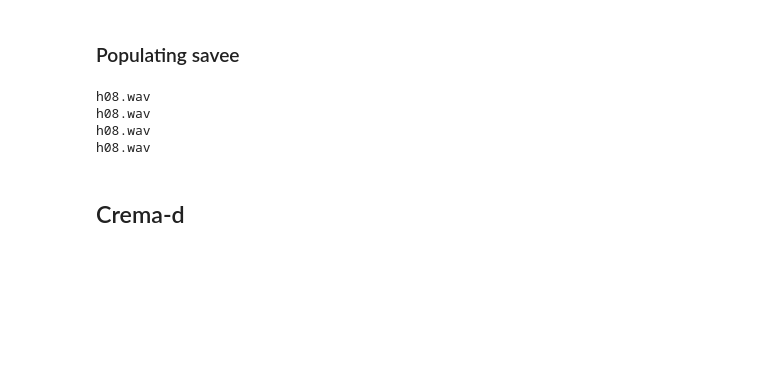
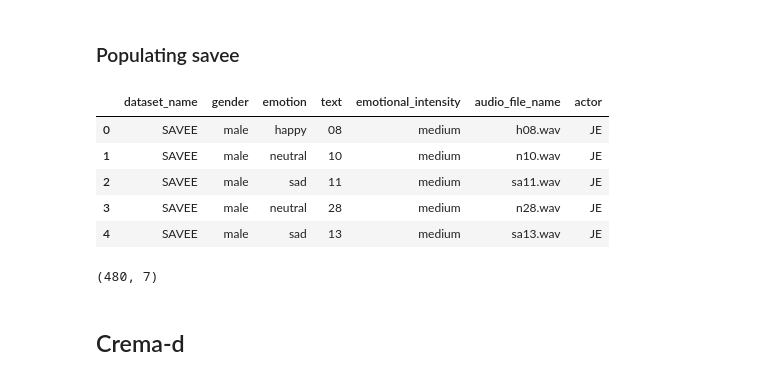
Before and after one commit to AmarCodes-22/audino, a Jupyter notebook: organize_datasets.ipynb, the cells around one changed output. Saved outputs shown, nothing was run; the diff lists cells and outputs as text; code cells hidden in the pictures; blank space fills up the shorter version.

```diff
--- a/organize_datasets.ipynb
+++ b/organize_datasets.ipynb
@@ -228,18 +221,47 @@ There are 0 directories and 120 files in /home/amar/projects/audino/datasets/SAV
 There are 0 directories and 120 files in /home/amar/projects/audino/datasets/SAVEE/DC
 # %% [markdown]
 ### Populating savee
+# %%
+savee_emotion_map = {
+    'a': 'angry',
+    'h': 'happy',
+    'd': 'disgust',
+    'f': 'fear',
+    'n': 'neutral',
+    'sa': 'sad',
+    'su': 'surprised'
+}
+savee_text_map = {
+    '01': 'She had your dog sit in greasy wash water all year'
+}
 # %%
 savee_rows = list()
 for dirpath, dirnames, filenames in os.walk(savee_dir):
     if len(filenames) > 0:
         for filename in filenames:
             if 'Info' in filename:
                 continue
             else:
-                print(filename)
-                break
+                savee_row = dict()
+                savee_row['dataset_name'] = 'SAVEE'
+                savee_row['gender'] = 'male'
+                if filename[0] == 's':
+                    savee_row['emotion'] = savee_emotion_map[filename[:2]]
+                    savee_row['text'] = filename[2:4]
+                else:
+                    savee_row['emotion'] = savee_emotion_map[filename[:1]]
+                    savee_row['text'] = filename[1:3]
+                savee_row['emotional_intensity'] = 'medium'
+                savee_row['audio_file_name'] = filename
+                savee_row['actor'] = dirpath.split('/')[-1]
+                savee_rows.append(savee_row)
+
+savee_df = pd.DataFrame(savee_rows)
+savee_df.head()
 # %% [output]
-h08.wav
-h08.wav
-h08.wav
-h08.wav
+|  | dataset_name | gender | emotion | text | emotional_intensity | audio_file_name | actor |
+| 0 | SAVEE | male | happy | 08 | medium | h08.wav | JE |
+| 1 | SAVEE | male | neutral | 10 | medium | n10.wav | JE |
+| 2 | SAVEE | male | sad | 11 | medium | sa11.wav | JE |
+| 3 | SAVEE | male | neutral | 28 | medium | n28.wav | JE |
+| 4 | SAVEE | male | sad | 13 | medium | sa13.wav | JE |
@@ -248,3 +268,7 @@ h08.wav
+# %%
+savee_df.shape
+# %% [output]
+(480, 7)
 # %% [markdown]
 ## Crema-d
 # %%
```
Also changed, not shown: parts of 7 cells of this notebook, 3 other files.
